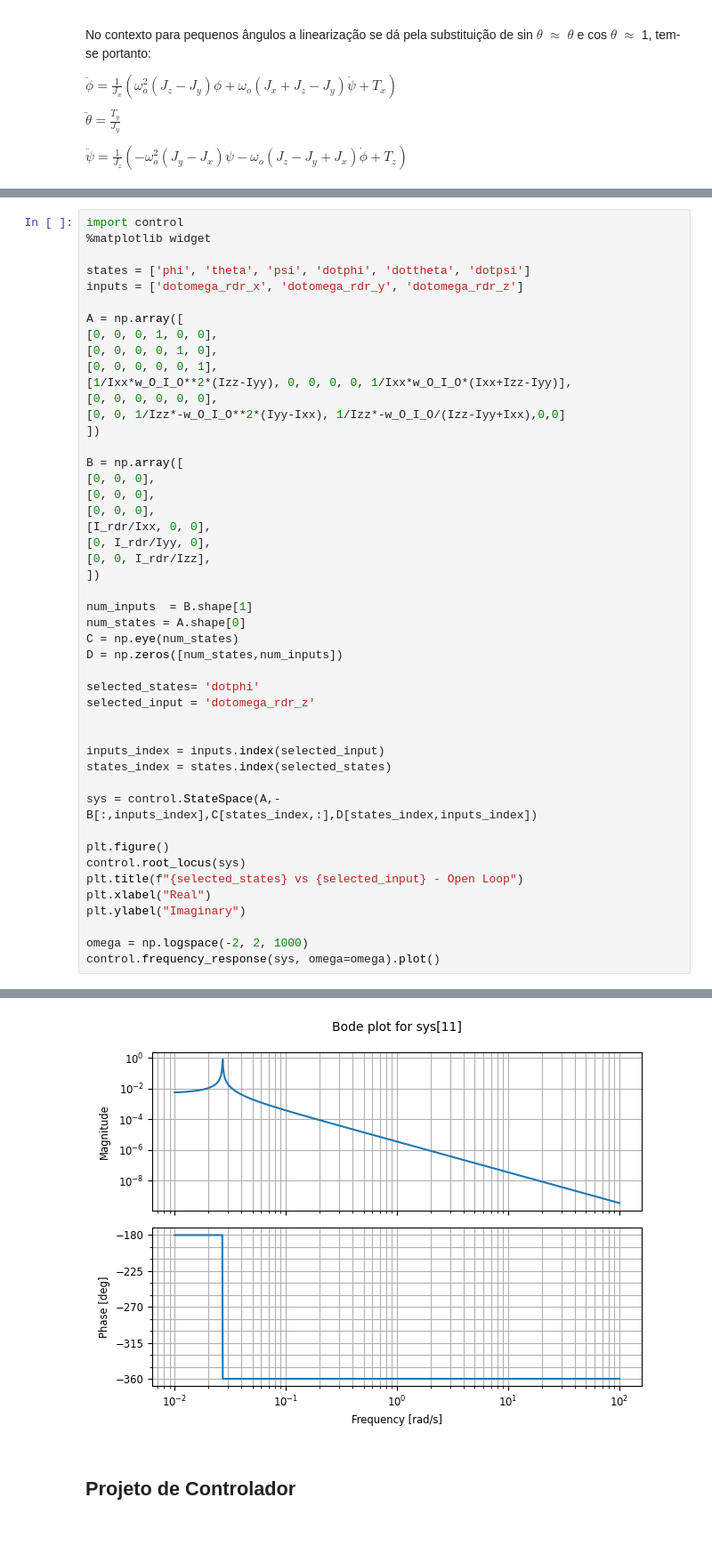
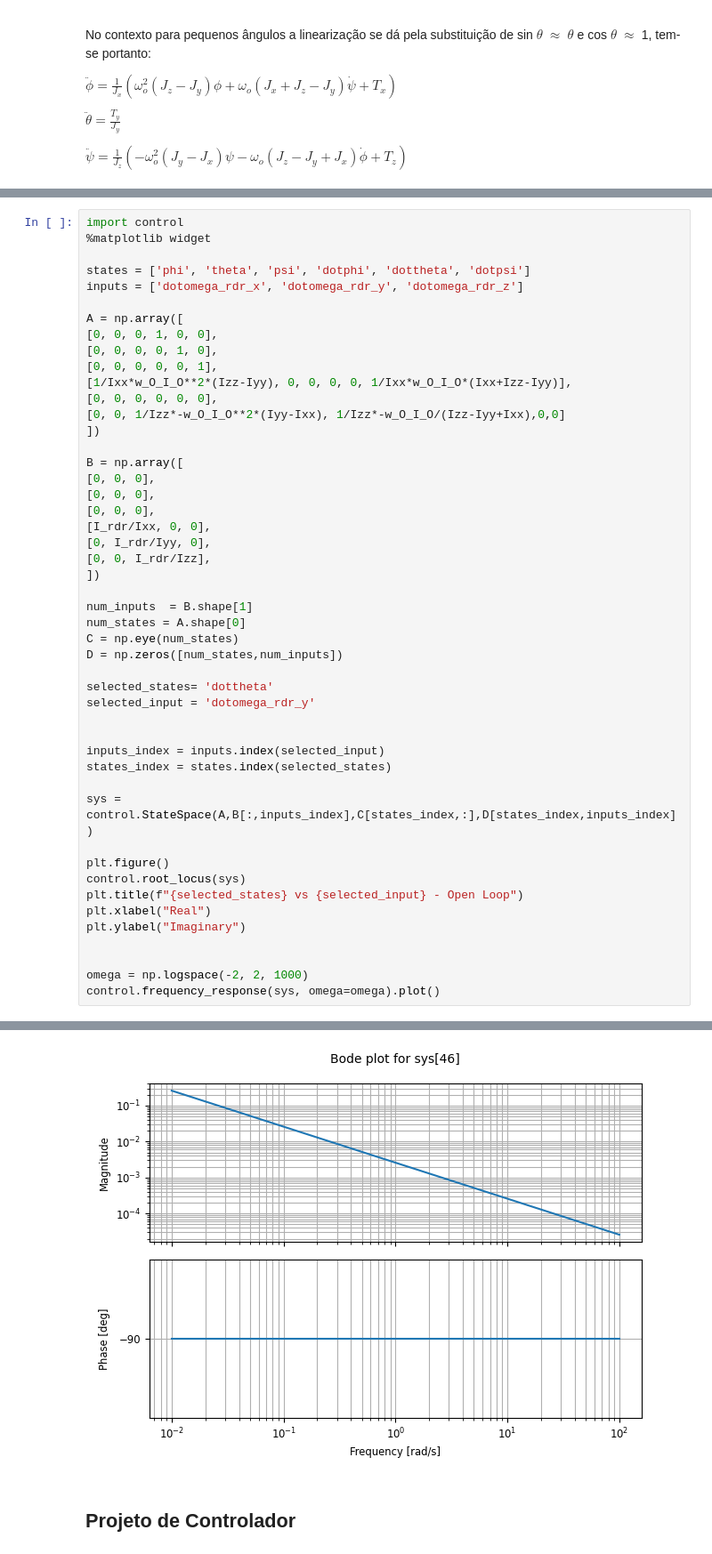
Before and after one commit to gabrielcte/labVirt_ws, a Jupyter notebook: control_design.ipynb, the cells around one changed output, grey strips where cells are left out. Shown at 89% size. Cells and saved outputs as stored; diff of their text form.

Commit message:
Correção aplicação do controle
Aplicação do controle como adição do estado atual da roda de reação

Signed-off-by: Gabriel Alves Silva <gabriel_cte@outlook.com>

```diff
--- a/control_design.ipynb
+++ b/control_design.ipynb
@@ -270,14 +267,14 @@ num_states = A.shape[0]
 C = np.eye(num_states)
 D = np.zeros([num_states,num_inputs])
 
-selected_states= 'dotphi'
-selected_input = 'dotomega_rdr_z'
+selected_states= 'dottheta'
+selected_input = 'dotomega_rdr_y'
 
 
 inputs_index = inputs.index(selected_input)
 states_index = states.index(selected_states)
 
-sys = control.StateSpace(A,-B[:,inputs_index],C[states_index,:],D[states_index,inputs_index])
+sys = control.StateSpace(A,B[:,inputs_index],C[states_index,:],D[states_index,inputs_index])
 
 plt.figure()
 control.root_locus(sys)
@@ -285,6 +282,7 @@ plt.title(f"{selected_states} vs {selected_input} - Open Loop")
 plt.xlabel("Real")
 plt.ylabel("Imaginary")
 
+
 omega = np.logspace(-2, 2, 1000)
 control.frequency_response(sys, omega=omega).plot()
 # %% [output]
@@ -294,4 +292,4 @@ Ignoring fixed x limits to fulfill fixed data aspect with adjustable data limits
-[figure, old version]
+[figure, new version]
 # %% [markdown]
 ## Projeto de Controlador
 # %%
```
Also changed, not shown: parts of 5 cells of this notebook.
